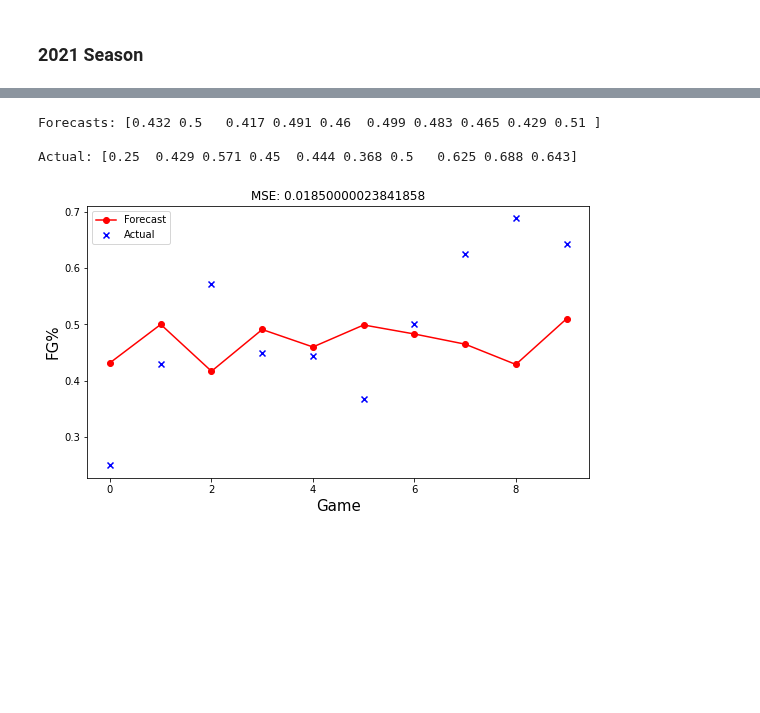
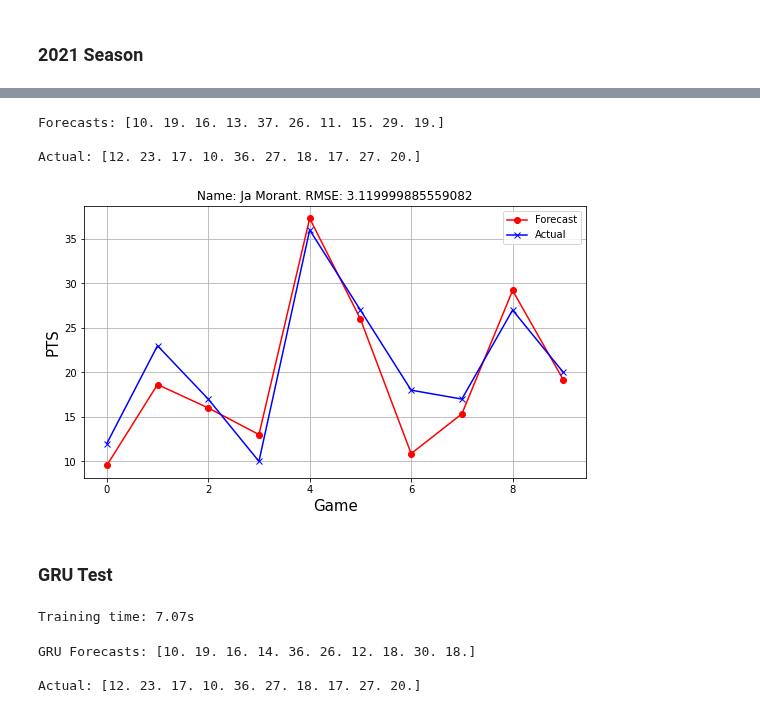
Before and after one commit to dukersss13/Oracle, a Jupyter notebook: Oracle Analysis.ipynb, the cells around one changed output, grey strips where cells are left out. Saved outputs shown, nothing was run; the diff lists cells and outputs as text; code cells hidden in the pictures; blank space fills up the shorter version.

```diff
--- a/Oracle Analysis.ipynb
+++ b/Oracle Analysis.ipynb
@@ -285,2 +296,0 @@ model.compile(loss=tf.keras.losses.MeanSquaredError(),
-# %%
-model.fit(xtrain, ytrain, batch_size=24, epochs=200, verbose=0, validation_split=0.15, )
@@ -288,0 +297,9 @@ model.fit(xtrain, ytrain, batch_size=24, epochs=200, verbose=0, validation_split
+# %%
+start = time()
+callback = tf.keras.callbacks.EarlyStopping(monitor='loss', min_delta=1e-6, patience=15)
+
+model.fit(xtrain, ytrain, batch_size=24, epochs=500, callbacks=[callback],
+          verbose=0, validation_split=0.15, )
+
+end = time()
+print(f"Training time: {round(end - start, 2)}s")
@@ -289,28 +309,29 @@ model.fit(xtrain, ytrain, batch_size=24, epochs=200, verbose=0, validation_split
 # %%
-forecasts = []
+# xtest_scaled = x_scaler.transform(xtest)
+# forecasts = y_scaler.inverse_transform(model.predict(xtest_scaled).reshape(-1, 1))
 
-for x in xtest:
-    ypred = model.predict(x.reshape(1, len(predictors)))
-    forecasts.append(round(ypred[0][0], 3))
+forecasts = model.predict(xtest).reshape(-1, )
 
-forecasts = np.asarray(forecasts)
-print(f"Forecasts: {forecasts}")
+print(f"Forecasts: {np.round(forecasts)}")
 print()
 print(f"Actual: {ytest.reshape(-1, )}")
 # %% [output]
-Forecasts: [0.432 0.5   0.417 0.491 0.46  0.499 0.483 0.465 0.429 0.51 ]
+Forecasts: [10. 19. 16. 13. 37. 26. 11. 15. 29. 19.]
 
-Actual: [0.25  0.429 0.571 0.45  0.444 0.368 0.5   0.625 0.688 0.643]
+Actual: [12. 23. 17. 10. 36. 27. 18. 17. 27. 20.]
-# %%
-mse = round(np.mean((forecasts - ytest) ** 2), 4)
-
-plt.figure(figsize=(9, 5))
-plt.plot(np.arange(len(ytest)), forecasts, color="red", marker="o", label="Forecast")
-plt.scatter(np.arange(len(ytest)), ytest.reshape(-1, ), color="blue", marker="x", label="Actual")
-plt.xlabel("Game", fontsize=15)
-plt.ylabel("FG%", fontsize=15)
-plt.title(f"MSE: {mse}")
-plt.legend()
-plt.show()
-# %% [output]
-[figure, removed]
+# %%
+rmse = np.sqrt(mse(forecasts, ytest.reshape(-1, )))
+
+plt.figure(figsize=(9, 5))
+plt.plot(np.arange(len(ytest)), forecasts, color="red", marker="o", label="Forecast")
+plt.plot(np.arange(len(ytest)), ytest.reshape(-1, ), color="blue", marker="x", label="Actual")
+plt.xlabel("Game", fontsize=15)
+plt.ylabel(label1[0], fontsize=15)
+plt.title(f"Name: {name}. RMSE: {round(rmse, 2)}")
+plt.grid()
+plt.legend()
+plt.show()
+# %% [output]
+[figure, added]
+# %% [markdown]
+### GRU Test
@@ -316,0 +358,23 @@ plt.show()
+# %%
+start = time()
+callback = tf.keras.callbacks.EarlyStopping(monitor='loss', min_delta=1e-6, patience=15)
+
+gru.fit(xtrain_, ytrain, batch_size=24, epochs=500, callbacks=[callback],
+        verbose=0, validation_split=0.15, )
+
+end = time()
+
+print(f"Training time: {round(end - start, 2)}s")
+# %% [output]
+Training time: 7.07s
+# %%
+gru_forecasts = gru.predict(xtest.reshape(xtest.shape[0], 1, xtest.shape[1]))
+gru_forecasts = np.round(gru_forecasts.reshape(-1, ))
+
+print(f"GRU Forecasts: {gru_forecasts}")
+print()
+print(f"Actual: {ytest.reshape(-1, )}")
+# %% [output]
+GRU Forecasts: [10. 19. 16. 14. 36. 26. 12. 18. 30. 18.]
+
+Actual: [12. 23. 17. 10. 36. 27. 18. 17. 27. 20.]
```
Also changed, not shown: parts of 35 cells of this notebook, 6 other files.
